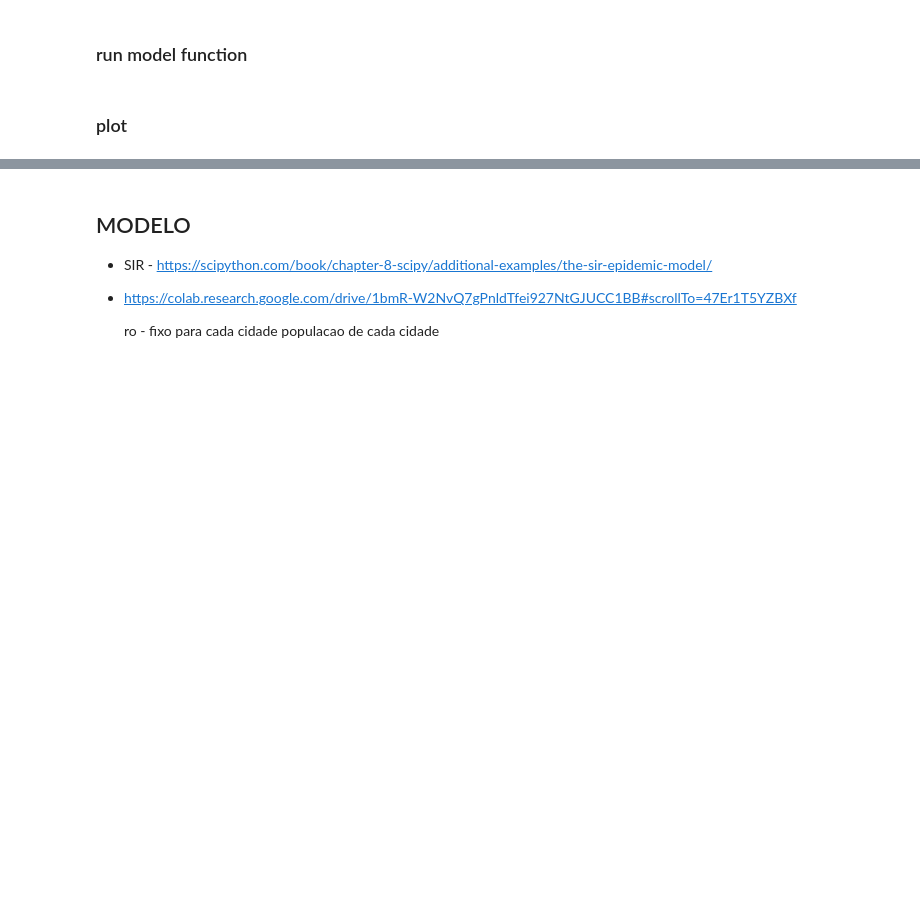
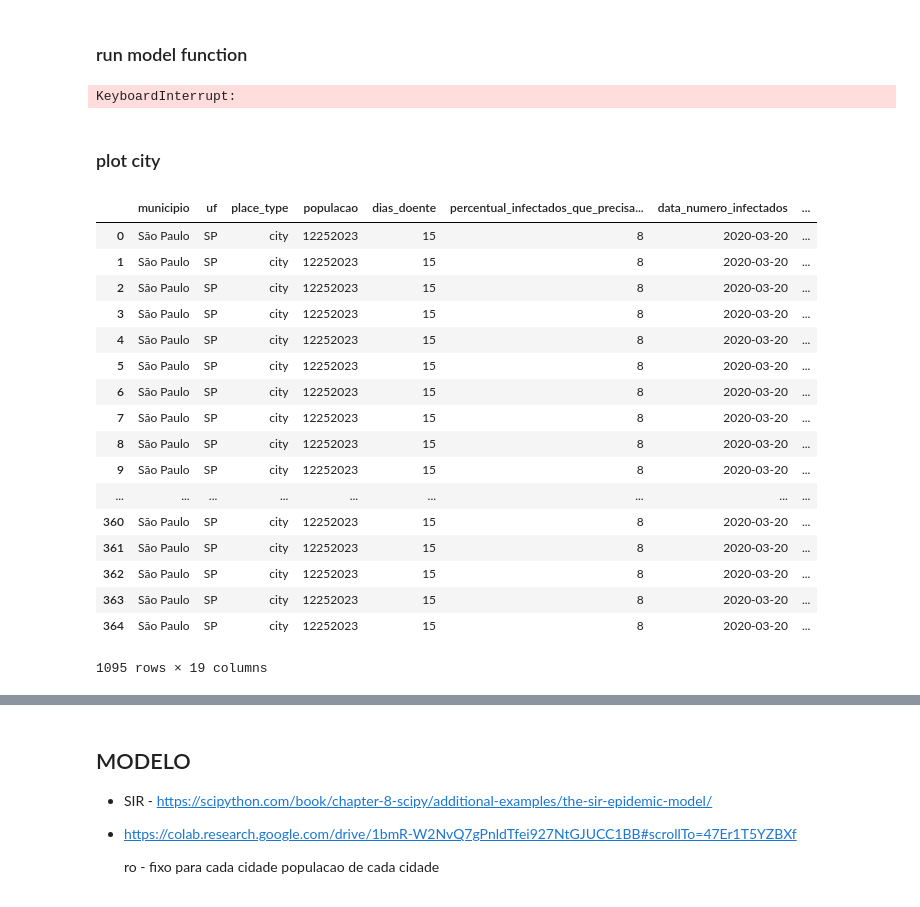
Before and after one commit to JoaoCarabetta/SimulaCovid, a Jupyter notebook: notebooks/tests_model.ipynb, the cells around one changed output, grey strips where cells are left out. Saved outputs shown, nothing was run; the diff lists cells and outputs as text; code cells hidden in the pictures; blank space fills up the shorter version.

Commit message:
fix model & generate outout (need doublecheck)

```diff
--- a/notebooks/tests_model.ipynb
+++ b/notebooks/tests_model.ipynb
@@ -135,0 +216,3 @@ df_sus = pd.concat([df_states,df_sus],axis=0)
+# %%
+df_cases2 = pd.read_csv('https://raw.githubusercontent.com/wcota/covid19br/master/cases-brazil-cities-time.csv')
+df_cases2 = df_cases2.sort_values(by='date', ascending=False)
@@ -135,0 +235,10 @@ df_sus = pd.concat([df_states,df_sus],axis=0)
+# %%
+# get only last day data for each city
+df_cases2 = df_cases2.drop_duplicates(subset=['city'], keep='first')
+df_cases2 = df_cases2.sort_values(by='confirmed', ascending=False)
+
+cols = ['municipio_uf', 'city', 'place_type','date','confirmed']
+df_cases2 = df_cases2[cols]
+
+# merge sus and cases data
+df = pd.merge(df_cases2, df_sus, how='left', on='municipio_uf')
@@ -165,14 +298,22 @@ Percentual_infectados_que_precisam_de_internacao = 8
 # %% [markdown]
 ### run model function
 # %%
-df_final=pd.DataFrame()
+df_final = pd.DataFrame()
 
+for study in parameters_statics.keys():
+    dic_study = parameters_statics[study]
 
-for municipio in df['municipio'].unique():
-    for case in parameters_statics.keys():
-        mask = df['municipio'] == municipio
-        df_city = df[mask]
-        dd = sir_results(df_city, case,porcentagem_leitos_ocupados,dias_doente,Percentual_infectados_que_precisam_de_internacao)
-        df_final = pd.concat([df_final,dd],axis=0)
+    for municipio in df['municipio'].unique():
+        for scenario in dic_study.keys():
+
+            mask = df['municipio'] == municipio
+            df_city = df[mask]
+
+            dd = sir_results(df_city, scenario, dias_doente, perc_infectados_internacao, study)
+            df_final = pd.concat([df_final,dd],axis=0)
+
+    df_final.to_csv(OUTPUT_PATH / 'model_for_city_{}.csv'.format(study), index=False)
 
 # df_final.to_csv('../data/output/model_for_city.csv', index=False)
+# %% [output]
+KeyboardInterrupt:
@@ -179,7 +335,32 @@ for municipio in df['municipio'].unique():
 # %% [markdown]
-### plot
+### plot city
 # %%
-mask = df_final['municipio']=='PR'
+municipio = 'São Paulo'
+mask = df_final['municipio']== municipio
 dd = df_final[mask]
+
+dd.head()
 # %%
-fig = px.line(dd, x='dias',y='demanda_por_uti', color='caso')
+perc = 80
+
+fig = px.line(dd[dd['in_percentual_leitos_ocupados'] == perc], x='dias',y='demanda_por_uti', color='cenario')
+fig
+# %% [output]
+|  | municipio | uf | place_type | populacao | dias_doente | percentual_infectados_que_precisa... | data_numero_infectados | ... |
+| 0 | São Paulo | SP | city | 12252023 | 15 | 8 | 2020-03-20 | ... |
+| 1 | São Paulo | SP | city | 12252023 | 15 | 8 | 2020-03-20 | ... |
+| 2 | São Paulo | SP | city | 12252023 | 15 | 8 | 2020-03-20 | ... |
+| 3 | São Paulo | SP | city | 12252023 | 15 | 8 | 2020-03-20 | ... |
+| 4 | São Paulo | SP | city | 12252023 | 15 | 8 | 2020-03-20 | ... |
+| 5 | São Paulo | SP | city | 12252023 | 15 | 8 | 2020-03-20 | ... |
+| 6 | São Paulo | SP | city | 12252023 | 15 | 8 | 2020-03-20 | ... |
+| 7 | São Paulo | SP | city | 12252023 | 15 | 8 | 2020-03-20 | ... |
+| 8 | São Paulo | SP | city | 12252023 | 15 | 8 | 2020-03-20 | ... |
+| 9 | São Paulo | SP | city | 12252023 | 15 | 8 | 2020-03-20 | ... |
+| ... | ... | ... | ... | ... | ... | ... | ... | ... |
+| 360 | São Paulo | SP | city | 12252023 | 15 | 8 | 2020-03-20 | ... |
+| 361 | São Paulo | SP | city | 12252023 | 15 | 8 | 2020-03-20 | ... |
+| 362 | São Paulo | SP | city | 12252023 | 15 | 8 | 2020-03-20 | ... |
+| 363 | São Paulo | SP | city | 12252023 | 15 | 8 | 2020-03-20 | ... |
+| 364 | São Paulo | SP | city | 12252023 | 15 | 8 | 2020-03-20 | ... |
+1095 rows × 19 columns
```
Also changed, not shown: parts of 16 cells of this notebook, 2 other files.
